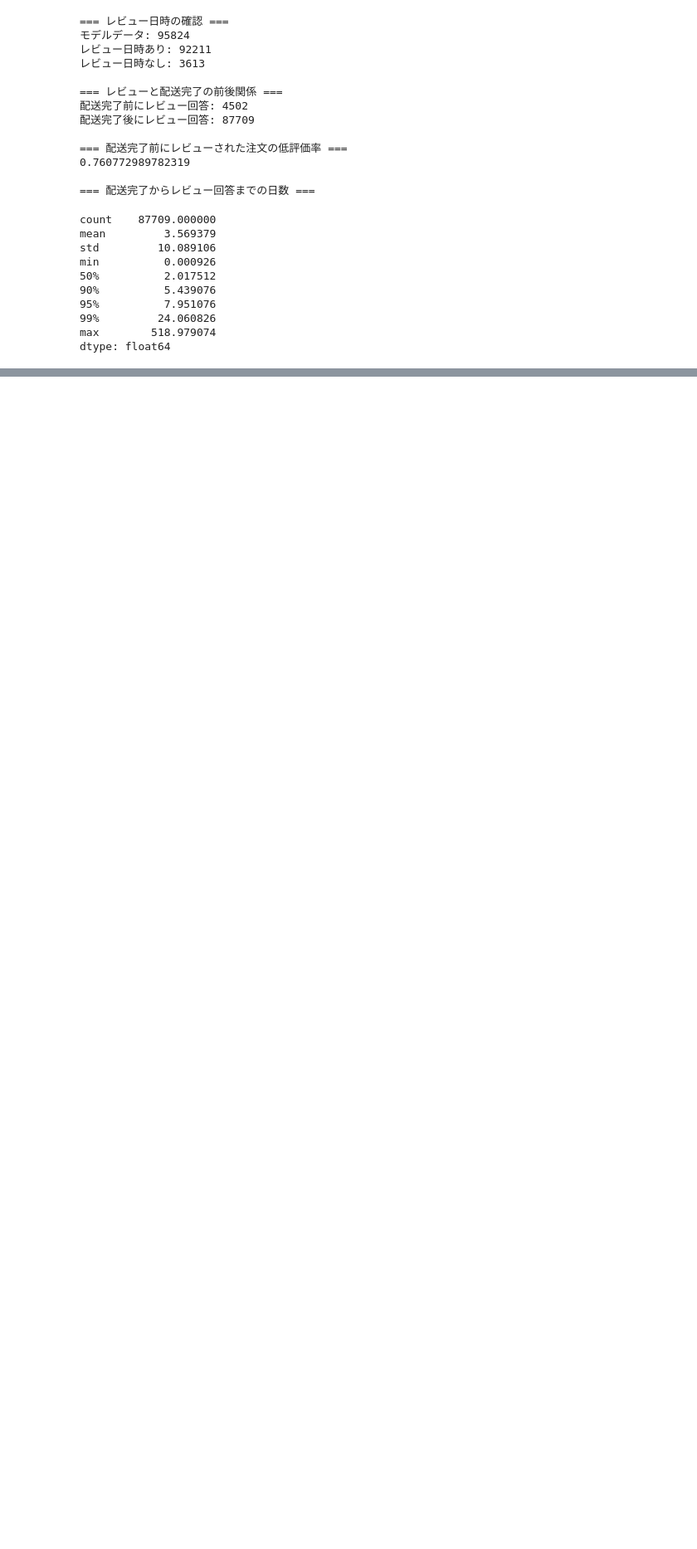
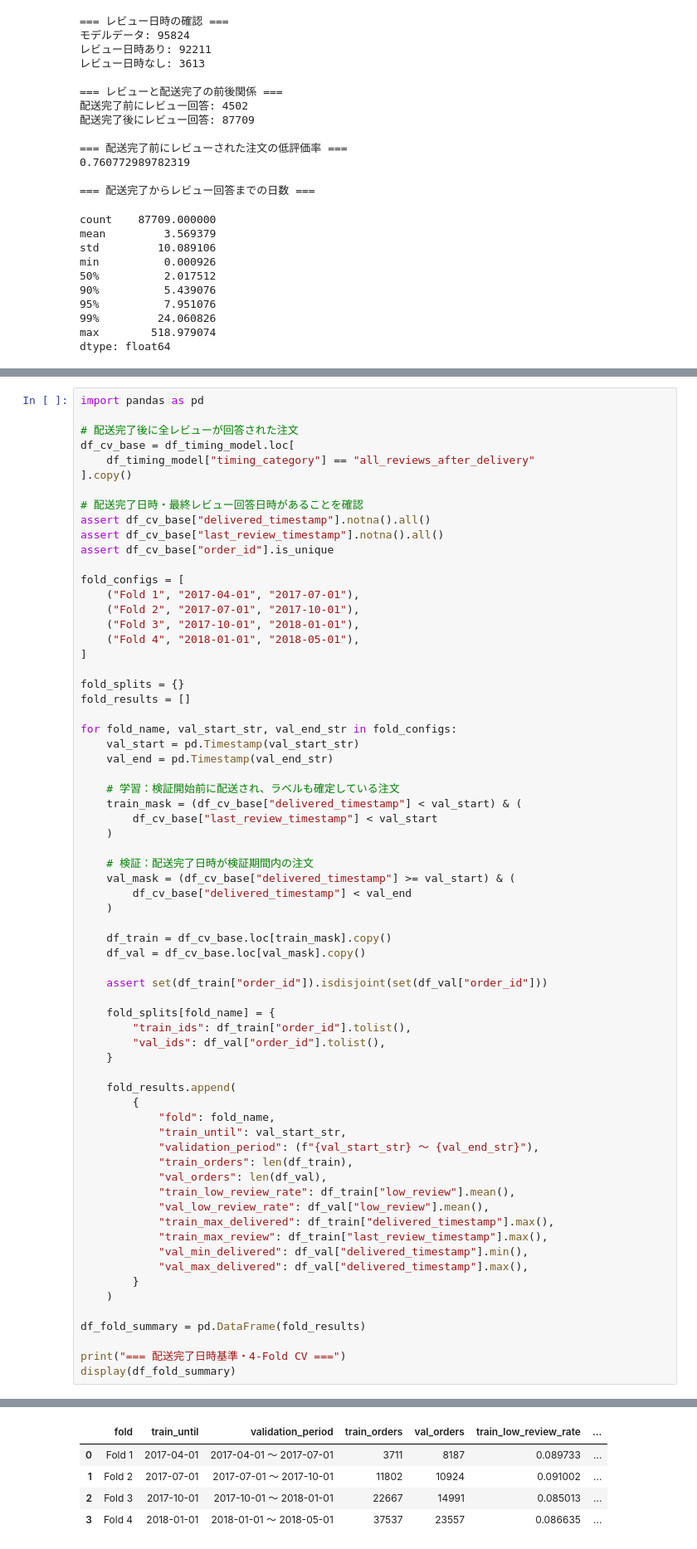
Before and after one commit to RyoShimoda/AWS_Python_data_analysis, a Jupyter notebook: notebooks/13_low_review_model_comparison.ipynb, the cells around one changed output, grey strips where cells are left out. Shown at 83% size. Cells and saved outputs as stored; diff of their text form; blank space fills up the shorter version.

```diff
--- a/notebooks/13_low_review_model_comparison.ipynb
+++ b/notebooks/13_low_review_model_comparison.ipynb
@@ -814,0 +1083,68 @@ dtype: float64
+# %%
+import pandas as pd
+
+# 配送完了後に全レビューが回答された注文
+df_cv_base = df_timing_model.loc[
+    df_timing_model["timing_category"] == "all_reviews_after_delivery"
+].copy()
+
+# 配送完了日時・最終レビュー回答日時があることを確認
+assert df_cv_base["delivered_timestamp"].notna().all()
+assert df_cv_base["last_review_timestamp"].notna().all()
+assert df_cv_base["order_id"].is_unique
+
+fold_configs = [
+    ("Fold 1", "2017-04-01", "2017-07-01"),
+    ("Fold 2", "2017-07-01", "2017-10-01"),
+    ("Fold 3", "2017-10-01", "2018-01-01"),
+    ("Fold 4", "2018-01-01", "2018-05-01"),
+]
+
+fold_splits = {}
+fold_results = []
+
+for fold_name, val_start_str, val_end_str in fold_configs:
+    val_start = pd.Timestamp(val_start_str)
+    val_end = pd.Timestamp(val_end_str)
+
+    # 学習：検証開始前に配送され、ラベルも確定している注文
+    train_mask = (df_cv_base["delivered_timestamp"] < val_start) & (
+        df_cv_base["last_review_timestamp"] < val_start
+    )
+
+    # 検証：配送完了日時が検証期間内の注文
+    val_mask = (df_cv_base["delivered_timestamp"] >= val_start) & (
+        df_cv_base["delivered_timestamp"] < val_end
+    )
+
+    df_train = df_cv_base.loc[train_mask].copy()
+    df_val = df_cv_base.loc[val_mask].copy()
+
+    assert set(df_train["order_id"]).isdisjoint(set(df_val["order_id"]))
+
+    fold_splits[fold_name] = {
+        "train_ids": df_train["order_id"].tolist(),
+        "val_ids": df_val["order_id"].tolist(),
+    }
+
+    fold_results.append(
+        {
+            "fold": fold_name,
+            "train_until": val_start_str,
+            "validation_period": (f"{val_start_str} ～ {val_end_str}"),
+            "train_orders": len(df_train),
+            "val_orders": len(df_val),
+            "train_low_review_rate": df_train["low_review"].mean(),
+            "val_low_review_rate": df_val["low_review"].mean(),
+            "train_max_delivered": df_train["delivered_timestamp"].max(),
+            "train_max_review": df_train["last_review_timestamp"].max(),
+            "val_min_delivered": df_val["delivered_timestamp"].min(),
+            "val_max_delivered": df_val["delivered_timestamp"].max(),
+        }
+    )
+
+df_fold_summary = pd.DataFrame(fold_results)
+
+print("=== 配送完了日時基準・4-Fold CV ===")
+display(df_fold_summary)
+# %% [output]
@@ -814,0 +1152,5 @@ dtype: float64
+|  | fold | train_until | validation_period | train_orders | val_orders | train_low_review_rate | ... |
+| 0 | Fold 1 | 2017-04-01 | 2017-04-01 ～ 2017-07-01 | 3711 | 8187 | 0.089733 | ... |
+| 1 | Fold 2 | 2017-07-01 | 2017-07-01 ～ 2017-10-01 | 11802 | 10924 | 0.091002 | ... |
+| 2 | Fold 3 | 2017-10-01 | 2017-10-01 ～ 2018-01-01 | 22667 | 14991 | 0.085013 | ... |
+| 3 | Fold 4 | 2018-01-01 | 2018-01-01 ～ 2018-05-01 | 37537 | 23557 | 0.086635 | ... |
```
Also changed, not shown: parts of 7 cells of this notebook, 3 other files.
